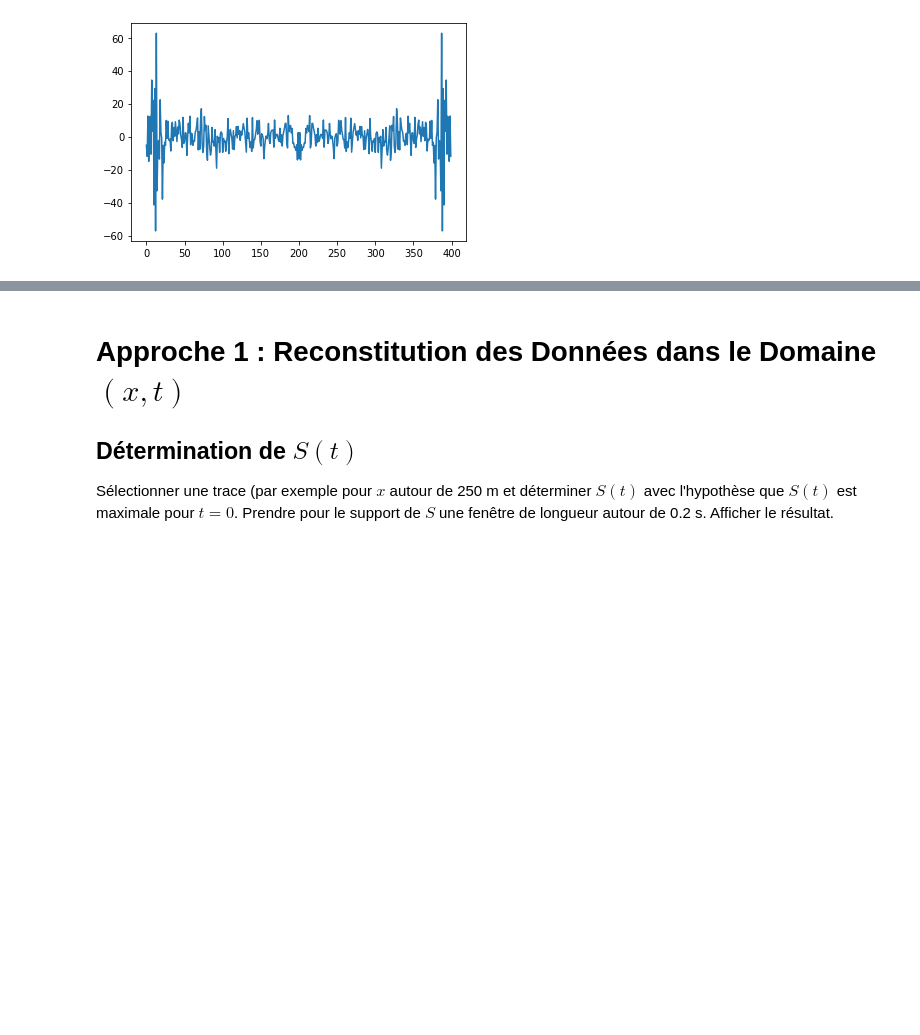
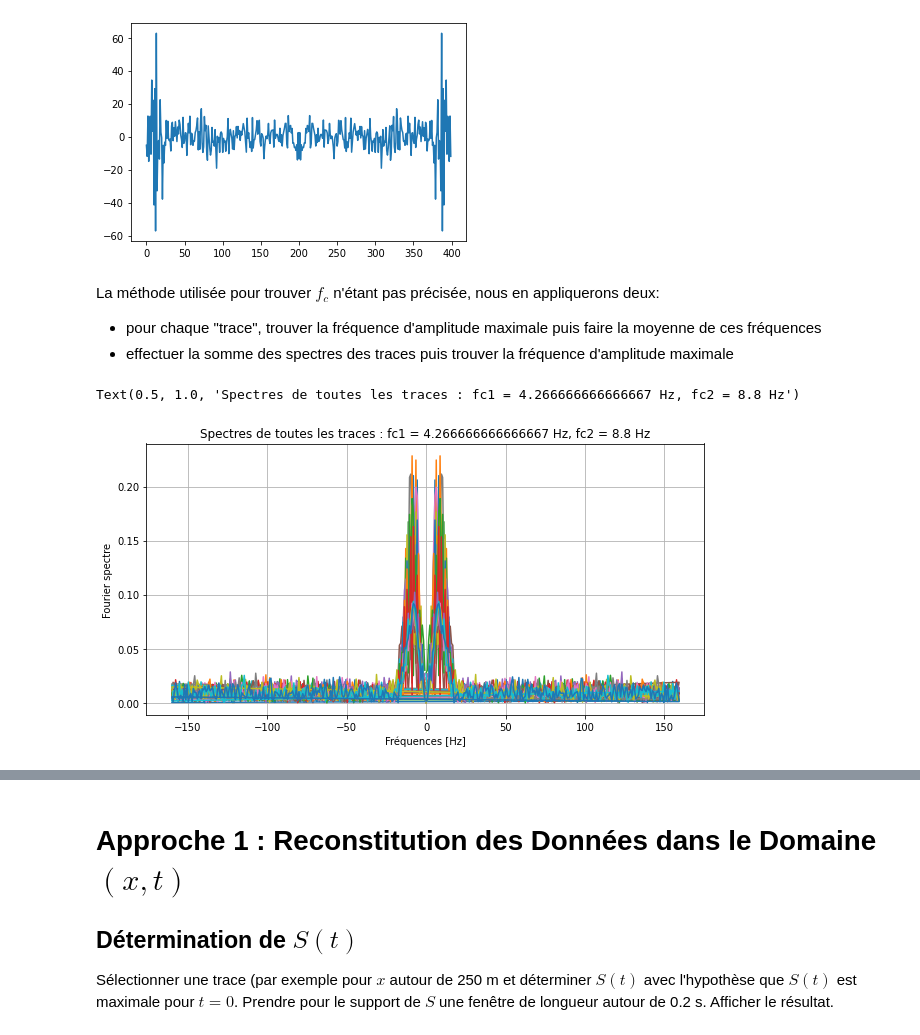
Before and after one commit to 21pili/tds, a Jupyter notebook: mini_projet_groupe1.ipynb, the cells around one changed output, grey strips where cells are left out. Saved outputs shown, nothing was run; the diff lists cells and outputs as text; code cells hidden in the pictures; blank space fills up the shorter version.

```diff
--- a/mini_projet_groupe1.ipynb
+++ b/mini_projet_groupe1.ipynb
@@ -123,20 +118,52 @@ plt.show()
 def trace(x):
     return gpanel[:,x]
 # %%
-def fc(data):
-    nt, nx = data.shape
+def fc():
+    #nt, nx = gpanel.shape
     sum_spectre = np.fft.fft(trace(0))
     for x in range(1,nx):
         sum_spectre += np.fft.fft(trace(x))
     return sum_spectre
 # %%
-spectre = fc(gpanel)
+spectre = fc()
 plt.plot(spectre)
 max = np.argmax(spectre[0:50])
 print(max)
 # %% [output]
 13
 [figure]
+# %% [markdown]
+La méthode utilisée pour trouver $f_c$ n'étant pas précisée, nous en appliquerons deux:
+* pour chaque "trace", trouver la fréquence d'amplitude maximale puis faire la moyenne de ces fréquences
+* effectuer la somme des spectres des traces puis trouver la fréquence d'amplitude maximale
+# %%
+# choix de fréquences
+frequences = np.fft.fftfreq(nt,dt)
+
+# liste des fréquences maximales
+fc_list = []
+# somme des spectre
+spectre_sum = np.zeros(len(frequences))
+fig, ax1 = plt.subplots(figsize = (10,5))
+for i in range(nx):
+    if i not in mtr:
+        fft = np.fft.fft(trace(i))
+        spectre = 2.0/nt * np.abs(fft)
+
+        spectre_sum += spectre # mise à jour de la somme
+        fc_list.append(frequences[np.argmax(spectre)]) # stockage de la fréquence
+
+        ax1.plot(frequences, spectre)
+ax1.set_xlabel("Fréquences [Hz]")
+ax1.set_ylabel("Fourier spectre")
+ax1.grid()
+
+fc1 = np.mean(fc_list)
+fc2 = frequences[np.argmax(spectre_sum)]
+ax1.set_title(f"Spectres de toutes les traces : fc1 = {fc1} Hz, fc2 = {fc2} Hz")
+# %% [output]
+Text(0.5, 1.0, 'Spectres de toutes les traces : fc1 = 4.266666666666667 Hz, fc2 = 8.8 Hz')
+[figure, added]
 # %%
 def d(p):
     d_p = np.zeros((nt,nx))
```
Also changed, not shown: parts of 6 cells of this notebook.
